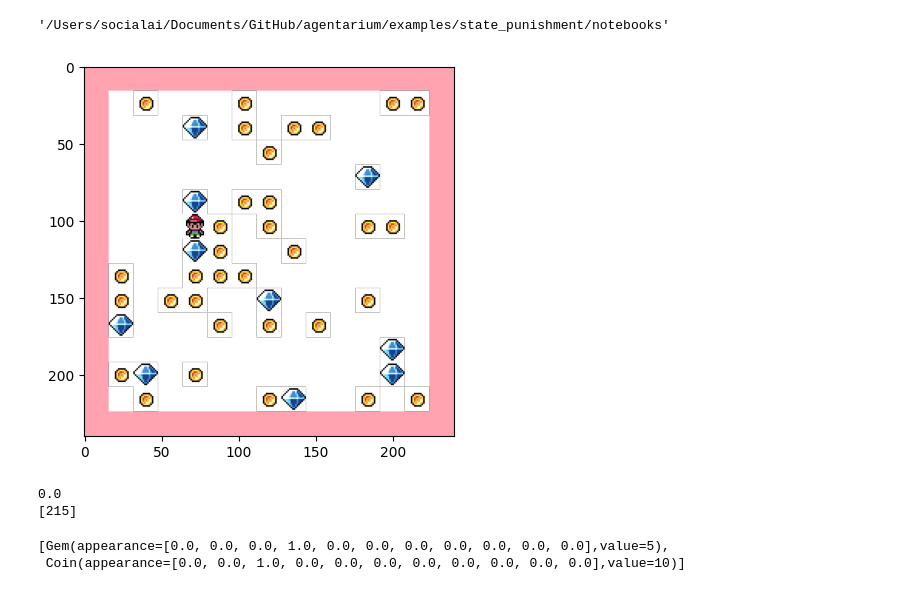
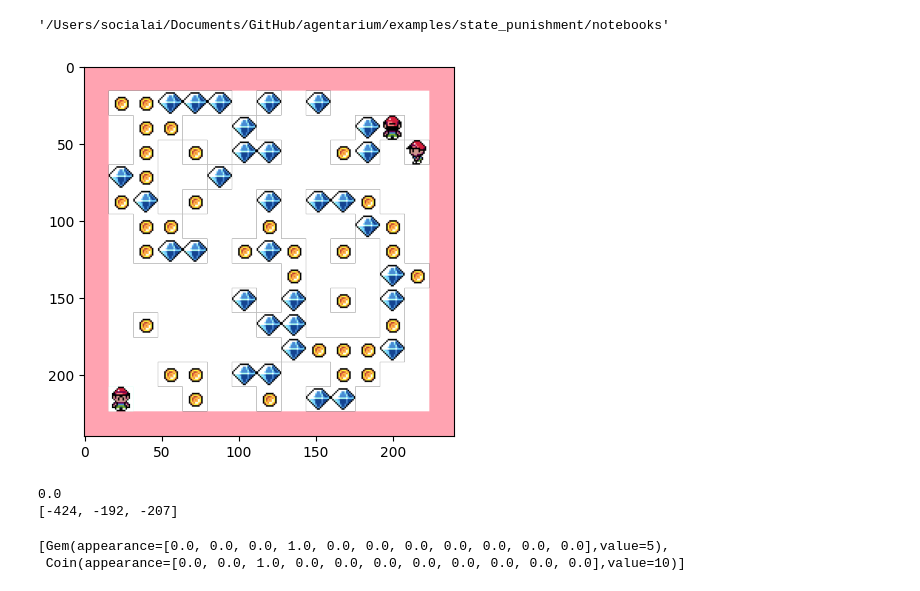
Before and after one commit to social-ai-uoft/sorrel, a Jupyter notebook: examples/state_punishment/notebooks/human_player_test.ipynb, the cells around one changed output. Saved outputs shown, nothing was run; the diff lists cells and outputs as text; code cells hidden in the pictures.

```diff
--- a/examples/state_punishment/notebooks/human_player_test.ipynb
+++ b/examples/state_punishment/notebooks/human_player_test.ipynb
@@ -23,7 +23,7 @@ from examples.state_punishment.utils import (
     create_agents,
     create_entities,
 )
-config_path = '../configs/records/fixed_punishment_rate_0.0_oneAs_size15_init_spawn_0.2_config_backup.yaml'
+config_path = '../configs/records/fixed_punishment_rate_0.0_sixAs_size15_init_spawn_0.2_config_backup.yaml'
 from examples.state_punishment import agents, entities
 from examples.state_punishment.env import state_punishment
 from agentarium.logging_utils import GameLogger
@@ -34,6 +34,11 @@ from IPython.display import clear_output
 from matplotlib import pyplot as plt
 import random
 import argparse
+import numpy as np
+
+# np.random.seed(1)
+# random.seed(1)
+
 
 cfg = load_config(argparse.Namespace(config=config_path))
 
@@ -53,7 +58,8 @@ for ixs, agent in enumerate(agents):
     # agent.model.load(
     #      f'../models/checkpoints/fixed_punishment_rate_0.75_twoAs_extra_percept_v2_higher_harm_gem_has_value_save_model_agent{ixs}_iRainbowModel_20241127-04111732699956.pkl')
     agent.model.load(
-         '../models/checkpoints/fixed_punishment_rate_1.0_oneAs_size15_init_spawn_0.2_agent0_iRainbowModel.pkl'
+        #  '../models/checkpoints/fixed_punishment_rate_1.0_oneAs_size15_init_spawn_0.2_agent0_iRainbowModel.pkl'
+        f'../models/checkpoints/fixed_punishment_rate_0.0_sixAs_size15_init_spawn_0.2_agent{ixs}_iRainbowModel.pkl'
     )
     agent.model.epsilon = 0.01
 
@@ -109,36 +115,36 @@ for epoch in range(1):
             print(state_entity.prob)
             print(game_points)
 
 
             # Agent transition
             for agent in agents:
 
                 (state,
                 action,
                 reward,
                 next_state,
                 done_
                 ) = agent.transition(env, state_entity)
 
                 img = visual_field_sprite(env.world, tile_size = env.tile_size)
                 img = image_from_array(img)
                 # print(agent.model.name)
                 # plt.imshow(img)
                 plt.show()
                 # if agent.ixs == 0:
                 #      images_anim.append(img)
 
                 if turn >= cfg.experiment.max_turns or done_:
                     done = 1
 
                 exp = (1, (state, action, reward, next_state, done))
                 # agent.episode_memory.append(exp)
 
                 game_points[agent.ixs] += reward
 # %% [output]
-[figure, old version]
+[figure, new version]
 0.0
-[215]
+[-424, -192, -207]
 # %%
 entities
 # %% [output]
```
Also changed, not shown: parts of 3 cells of this notebook, 7 other files.
